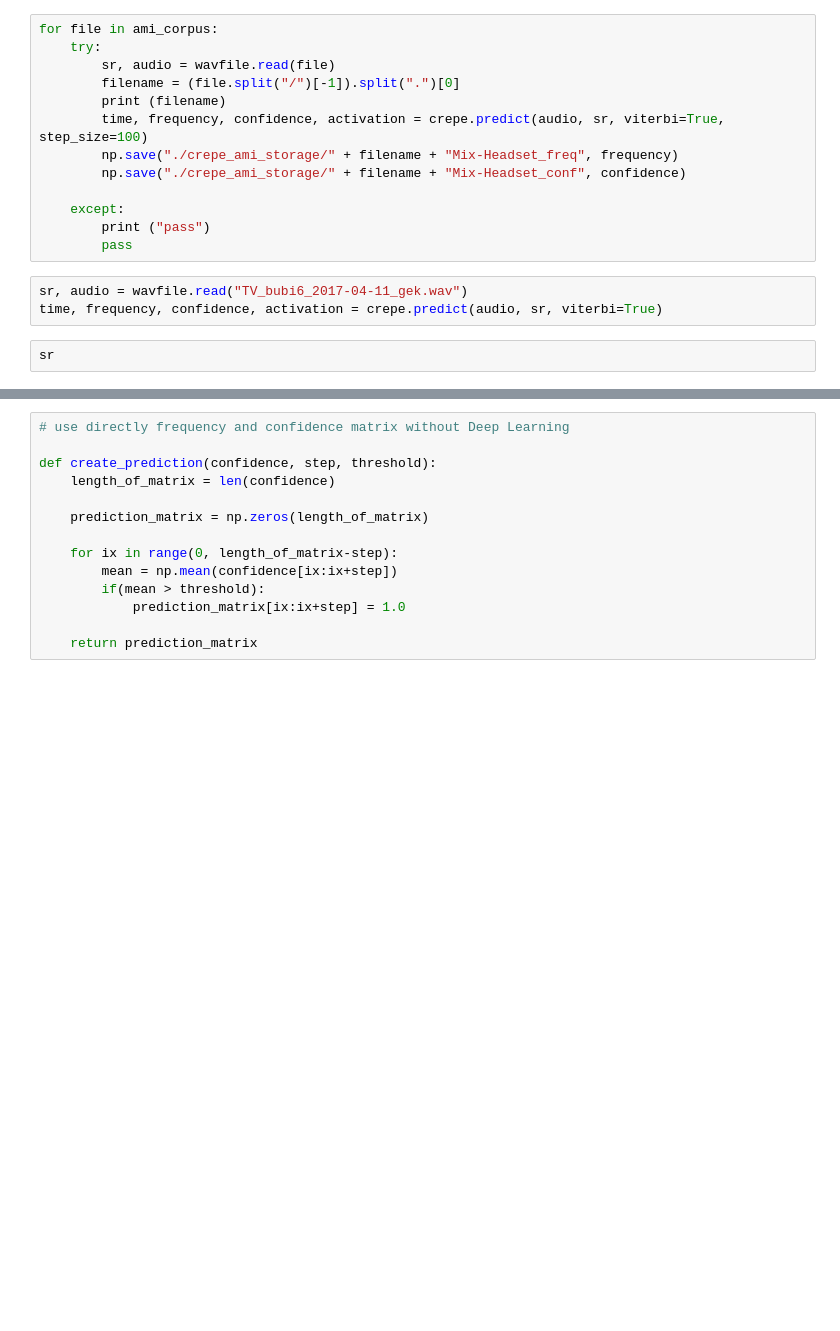
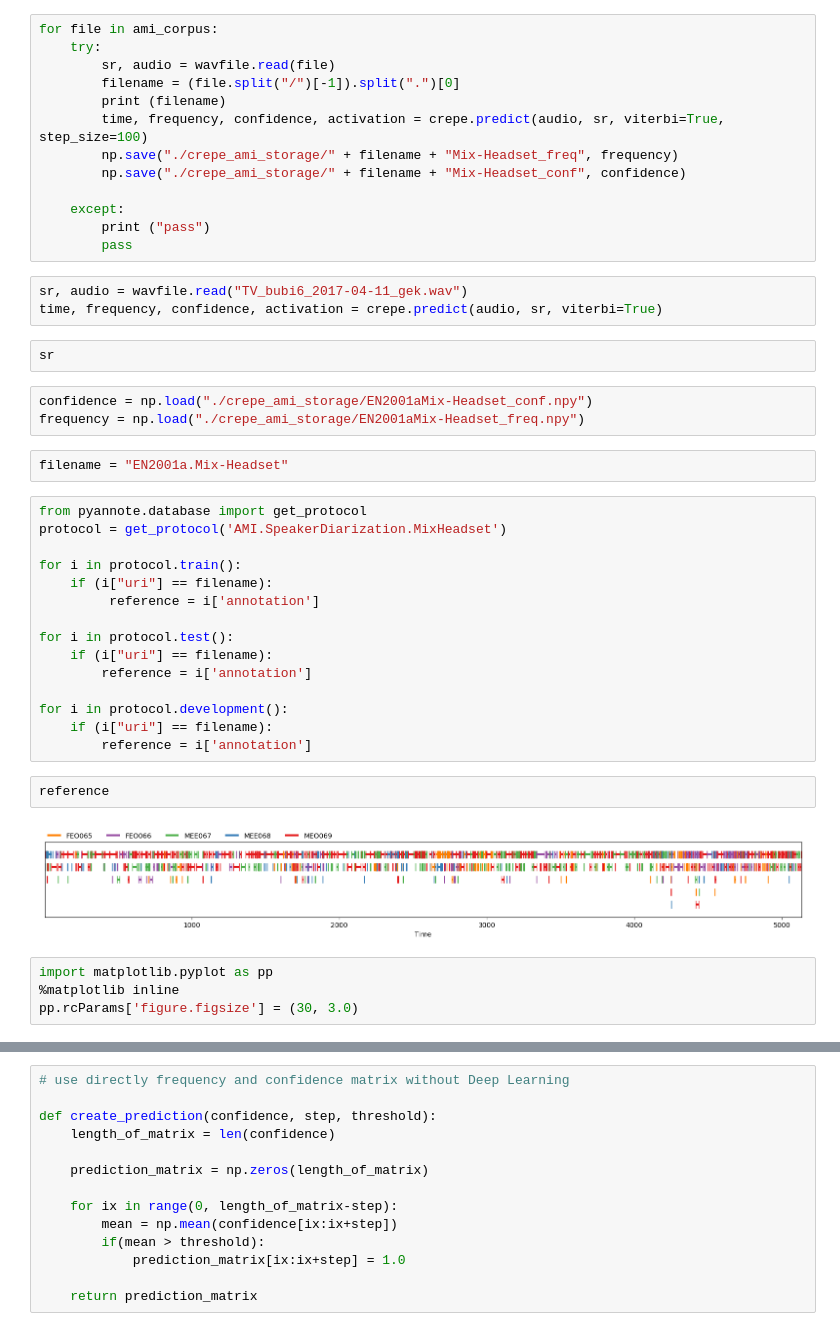
Before and after one commit to hedonistrh/SpChangeDetect, a Jupyter notebook: bilstm-crepe.ipynb, the cells around one changed output, grey strips where cells are left out. Drawn from its saved outputs; the diff is of its cells as text; blank space fills up the shorter version.

```diff
--- a/bilstm-crepe.ipynb
+++ b/bilstm-crepe.ipynb
@@ -25,3 +25,31 @@ sr, audio = wavfile.read("TV_bubi6_2017-04-11_gek.wav")
 time, frequency, confidence, activation = crepe.predict(audio, sr, viterbi=True)
 # %%
 sr
+# %%
+confidence = np.load("./crepe_ami_storage/EN2001aMix-Headset_conf.npy")
+frequency = np.load("./crepe_ami_storage/EN2001aMix-Headset_freq.npy")
+# %%
+filename = "EN2001a.Mix-Headset"
+# %%
+from pyannote.database import get_protocol
+protocol = get_protocol('AMI.SpeakerDiarization.MixHeadset')
+
+for i in protocol.train():
+    if (i["uri"] == filename):
+         reference = i['annotation']
+
+for i in protocol.test():
+    if (i["uri"] == filename):
+        reference = i['annotation']
+
+for i in protocol.development():
+    if (i["uri"] == filename):
+        reference = i['annotation']
+# %%
+reference
+# %% [output]
+[figure, added]
+# %%
+import matplotlib.pyplot as pp
+%matplotlib inline
+pp.rcParams['figure.figsize'] = (30, 3.0)
```
Also changed, not shown: parts of 10 cells of this notebook.
